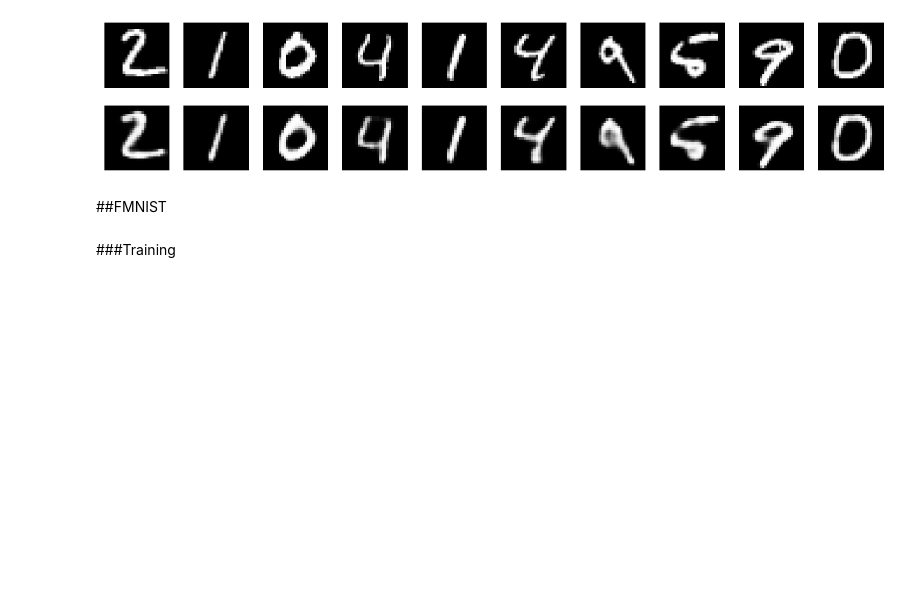
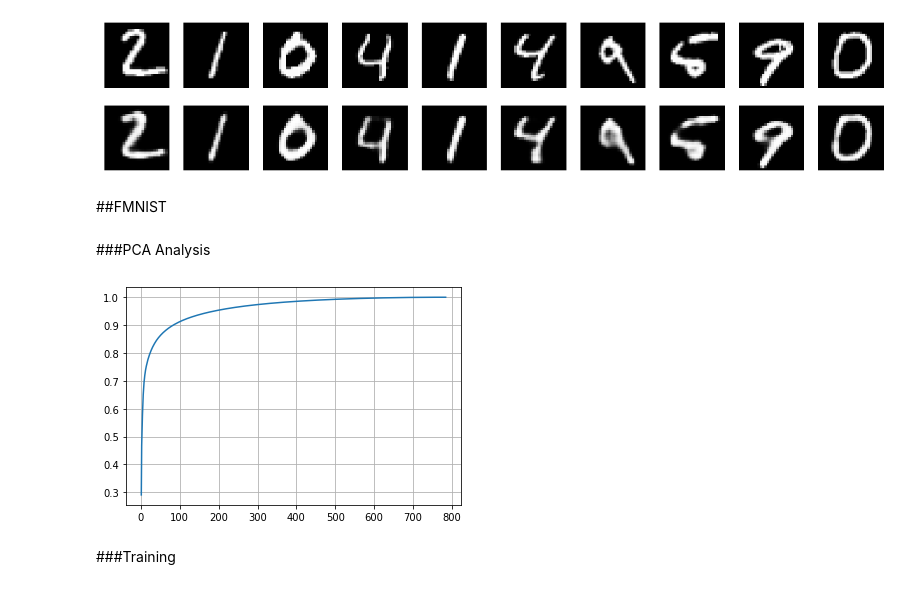
Before and after one commit to SindhuSobhan/DeepLearn, a Jupyter notebook: CNN/Produced/Others/Autoencoder_Keras_[Simplified].ipynb, the cells around one changed output. Cells and saved outputs as stored; diff of their text form; code cells hidden in the pictures; blank space fills up the shorter version.

```diff
--- a/CNN/Produced/Others/Autoencoder_Keras_[Simplified].ipynb
+++ b/CNN/Produced/Others/Autoencoder_Keras_[Simplified].ipynb
@@ -167,6 +170,19 @@ plt.show()
 [figure]
 # %% [markdown]
 ##FMNIST
+# %% [markdown]
+###PCA Analysis
+# %%
+# To find approx dimensions for good analysis
+(x_train, _ ), (_, _ ) = fashion_mnist.load_data()
+Sigma = np.cov(x_train.reshape(60000,784), rowvar=0, bias=1)
+eig = np.sort( np.linalg.eigvalsh(Sigma))[::-1]
+eig_total = np.cumsum(eig)
+eig_var = eig_total / eig_total[-1]
+plt.plot(np.arange(1,785), eig_var)
+plt.grid()
+# %% [output]
+[figure, added]
 # %% [markdown]
 ###Training
 # %%
```
Also changed, not shown: parts of 1 cell of this notebook.
